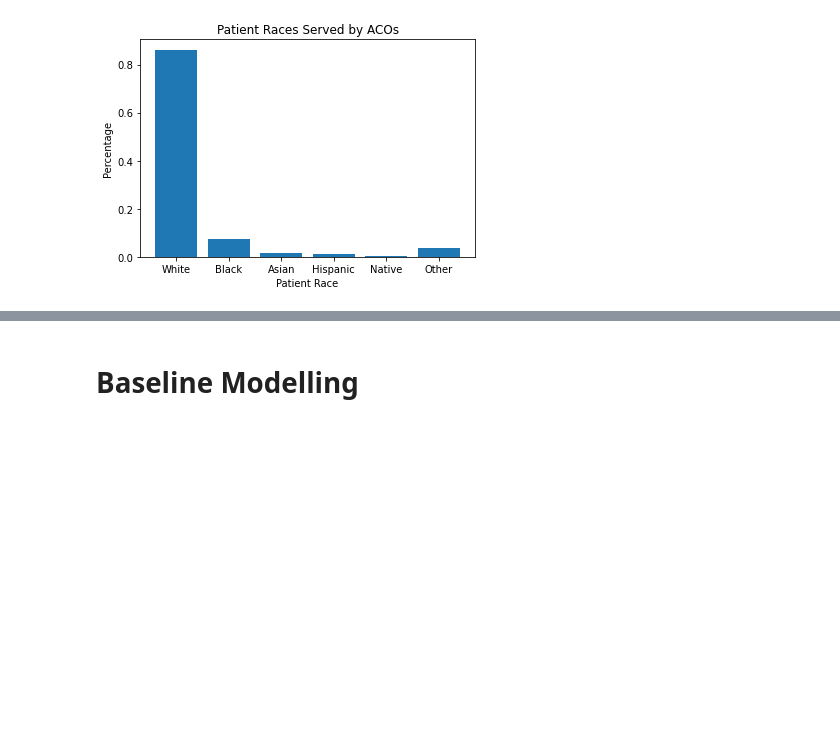
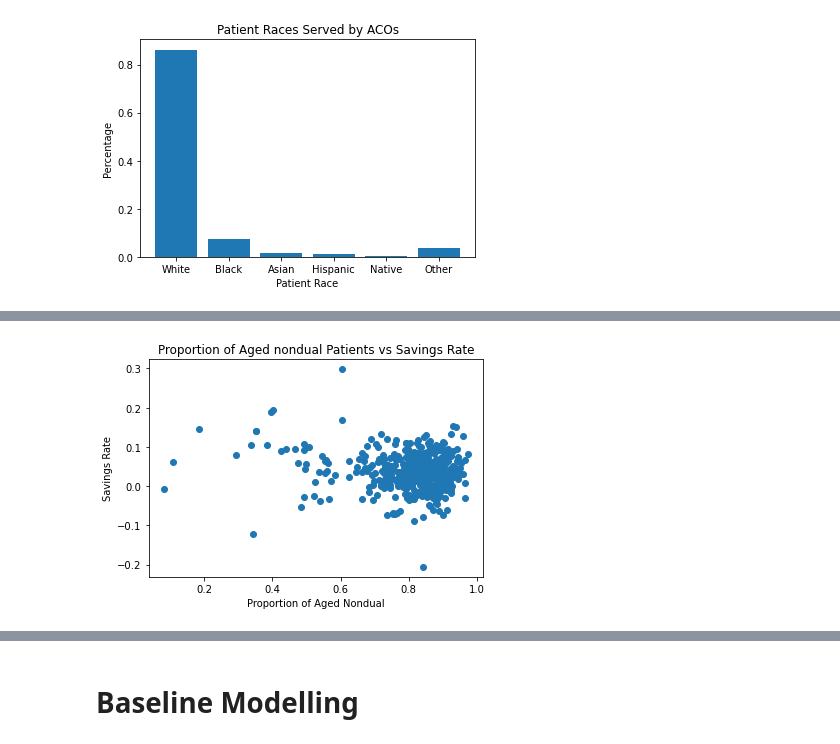
Before and after one commit to eshantewari/cs109-final-project, a Jupyter notebook: EDA.ipynb, the cells around one changed output, grey strips where cells are left out. Drawn from its saved outputs; the diff is of its cells as text; code cells hidden in the pictures; blank space fills up the shorter version.

```diff
--- a/EDA.ipynb
+++ b/EDA.ipynb
@@ -195,0 +222,15 @@ plt.show()
+# %%
+#Do ACOs that see sicker patients (ESRD, disabled, aged-dual) perform worse than ACOs that serve healthier patients?
+
+data['prop_ESRD'] = data['N_AB_Year_ESRD_PY']/data['N_AB_Year_PY']
+data['prop_disabled'] = data['N_AB_Year_DIS_PY']/data['N_AB_Year_PY']
+data['prop_aged_dual'] = data['N_AB_Year_AGED_Dual_PY']/data['N_AB_Year_PY']
+data['prop_aged_nondual'] = data['N_AB_Year_AGED_NonDual_PY']/data['N_AB_Year_PY']
+
+plt.scatter(data['prop_aged_nondual'] , data['Sav_rate'])
+plt.title("Proportion of Aged nondual Patients vs Savings Rate")
+plt.xlabel("Proportion of Aged Nondual")
+plt.ylabel("Savings Rate")
+plt.show()
+# %% [output]
+[figure, added]
```
Also changed, not shown: parts of 7 cells of this notebook.
